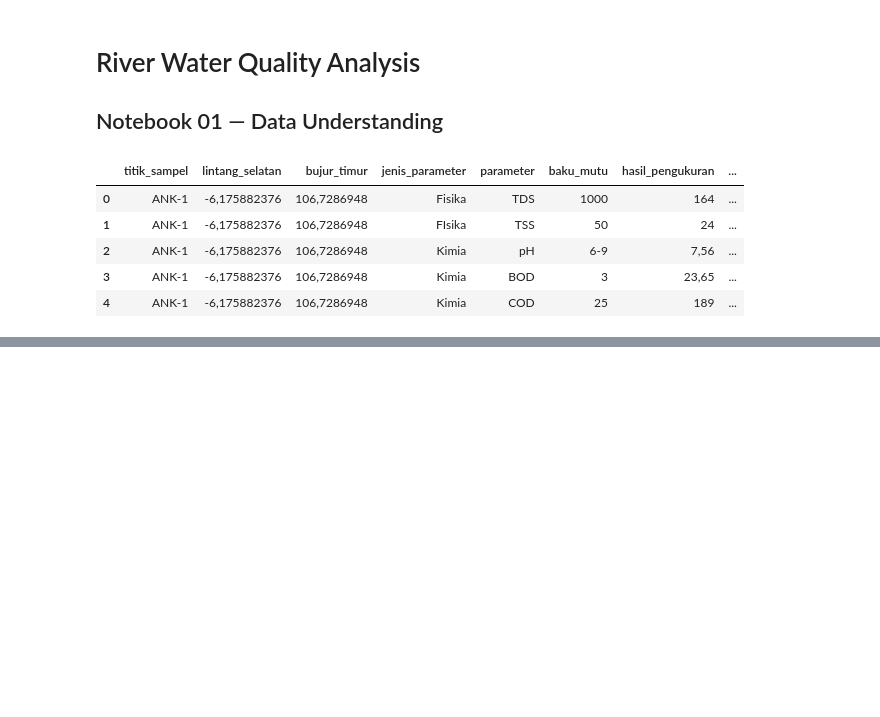
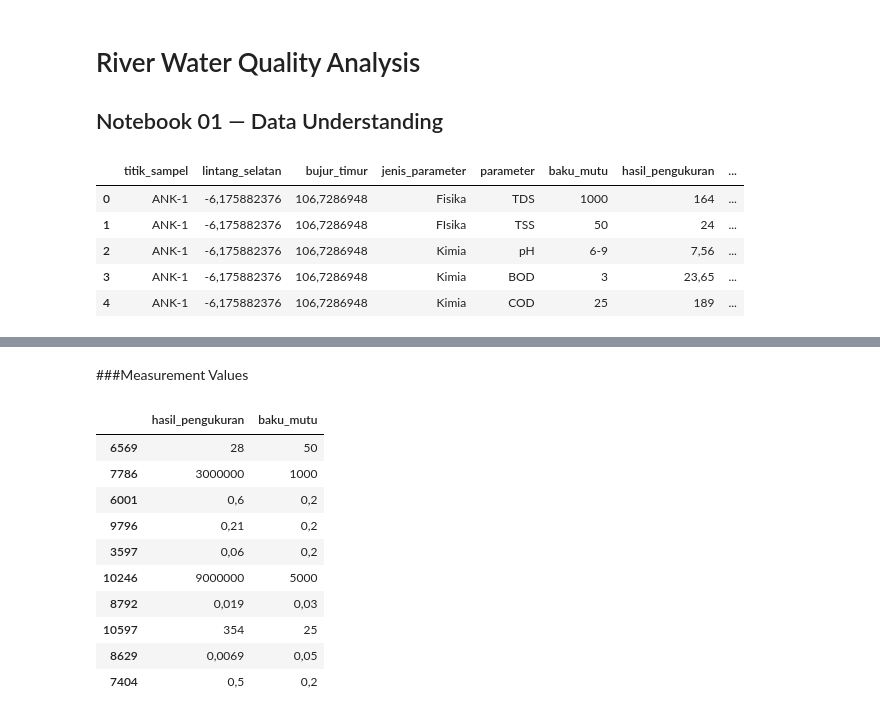
Before and after one commit to ARizalma/river-water-quality-analysis, a Jupyter notebook: notebooks/01_data_understanding.ipynb, the cells around one changed output, grey strips where cells are left out. Saved outputs shown, nothing was run; the diff lists cells and outputs as text; code cells hidden in the pictures; blank space fills up the shorter version.

```diff
--- a/notebooks/01_data_understanding.ipynb
+++ b/notebooks/01_data_understanding.ipynb
@@ -30,0 +242,16 @@ df.head()
+# %% [markdown]
+###Measurement Values
+# %%
+df[['hasil_pengukuran','baku_mutu']].sample(10,random_state=50)
+# %% [output]
+|  | hasil_pengukuran | baku_mutu |
+| 6569 | 28 | 50 |
+| 7786 | 3000000 | 1000 |
+| 6001 | 0,6 | 0,2 |
+| 9796 | 0,21 | 0,2 |
+| 3597 | 0,06 | 0,2 |
+| 10246 | 9000000 | 5000 |
+| 8792 | 0,019 | 0,03 |
+| 10597 | 354 | 25 |
+| 8629 | 0,0069 | 0,05 |
+| 7404 | 0,5 | 0,2 |
```
Also changed, not shown: parts of 28 cells of this notebook.
